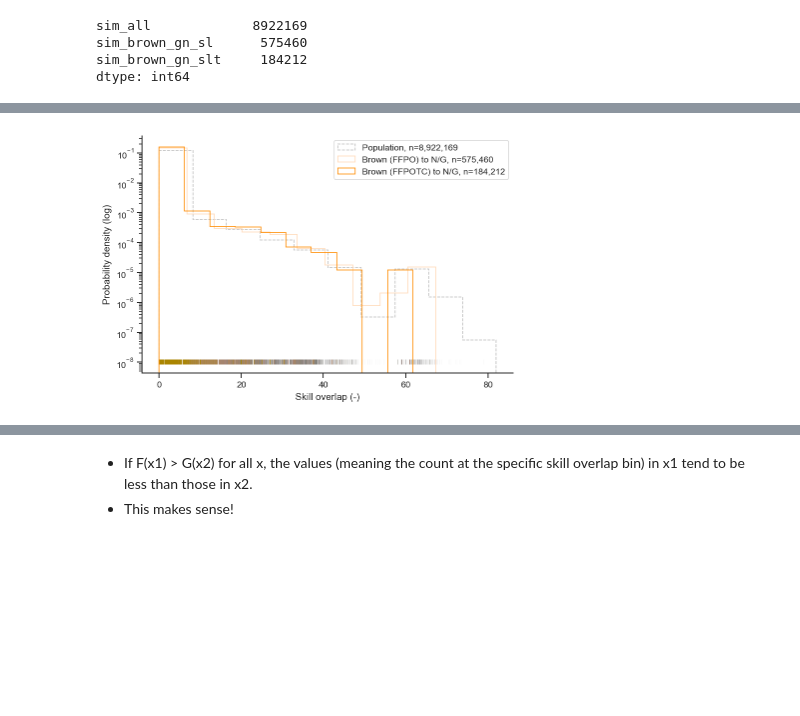
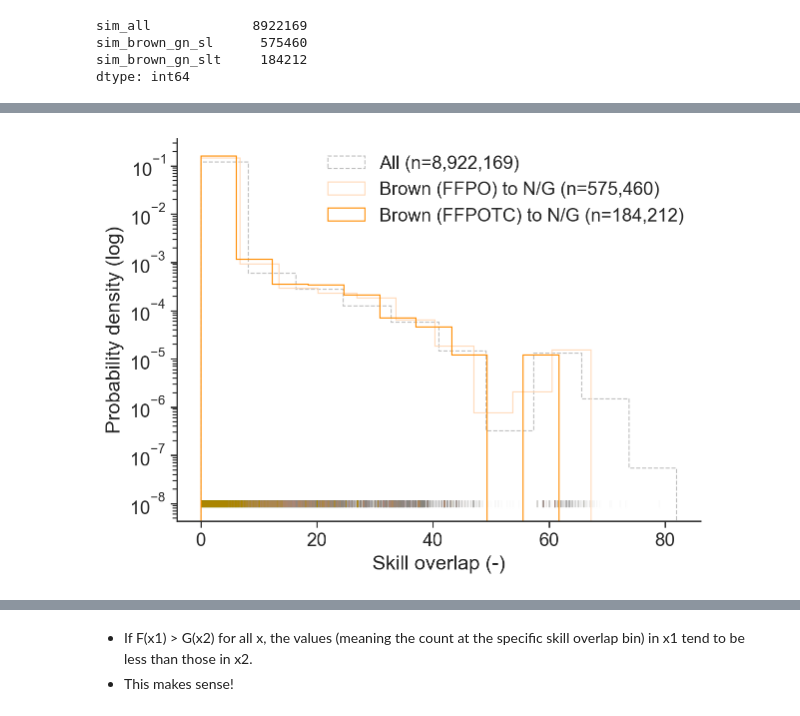
Before and after one commit to derpyninja/re4gt, a Jupyter notebook: notebooks/new/12-fz-reskilling-intensity-analysis.ipynb, the cells around one changed output, grey strips where cells are left out. Cells and saved outputs as stored; diff of their text form; code cells hidden in the pictures; blank space fills up the shorter version.

```diff
--- a/notebooks/new/12-fz-reskilling-intensity-analysis.ipynb
+++ b/notebooks/new/12-fz-reskilling-intensity-analysis.ipynb
@@ -44,9 +44,9 @@ from src import utils
 %matplotlib inline
 %config InlineBackend.figure_format = 'retina'
 
-sns.set_context("paper")
 # sns.set(rc={'figure.figsize': (16, 9.)})
 sns.set_style("ticks")
+sns.set_context("paper", font_scale=1.5)
 
 pd.set_option("display.max_rows", 120)
 pd.set_option("display.max_columns", 120)
@@ -347,7 +347,7 @@ isco_lvl1_mapping = {
 ## Iterate over all occupations and compute avg reskilling intensities
 # %%
 # KEY PARAMETER
-clsf_version = "classification_sl"
+clsf_version = "classification_slt"
 
 ids_brown = df_metadata.loc[df_metadata[clsf_version] == "brown", :].index.values
 ids_green = df_metadata.loc[df_metadata[clsf_version] == "green", :].index.values
@@ -608,9 +674,9 @@ alpha_rug = 0.01
 cols = ["sim_all", "sim_brown_gn_sl", "sim_brown_gn_slt"]
 colors = ["grey", "peachpuff", "darkorange"]
 labels = [
-    "Population, n={:,}",
-    "Brown (FFPO) to N/G, n={:,}",
-    "Brown (FFPOTC) to N/G, n={:,}",
+    "All (n={:,})",
+    "Brown (FFPO) to N/G (n={:,})",
+    "Brown (FFPOTC) to N/G (n={:,})",
 ]
 linestyles = ["--", "-", "-"]
 alphas = [0.5, alpha_sample, alpha_sample]
@@ -629,36 +695,36 @@ for col, color, label, linestyle, alpha in zip(
         log=log,
         density=density,
         histtype=histtype,
         stacked=stacked,
         fill=fill,
         alpha=alpha,
         label=label.format(x.shape[0]),
         color=color,
         linestyle=linestyle,
     )
 
     # rugplots
     ax.plot(x, [y_loc_rug] * len(x), "|", color=color, alpha=alpha_rug)
 
 # style
-plt.legend(loc="upper right")
+plt.legend(loc="upper right", fancybox=False, frameon=False)
 plt.xlabel("Skill overlap (-)")
 plt.ylabel("Probability density (log)")
 sns.despine()
 plt.tight_layout()
 
 # save
 plt.savefig(
     os.path.join(
         useful_paths.figure_dir,
         "reskilling_intensity",
-        "skill_overlap_histogram_simple.png",
+        "skill_overlap_histogram_simple_si.png",
     ),
     bbox_inches="tight",
     dpi=300,
 )
 # %% [output]
-[figure, old version]
+[figure, new version]
 # %%
 import numpy as np
 import statsmodels.api as sm  # recommended import according to the docs
```
Also changed, not shown: parts of 18 cells of this notebook, 4 other files.
